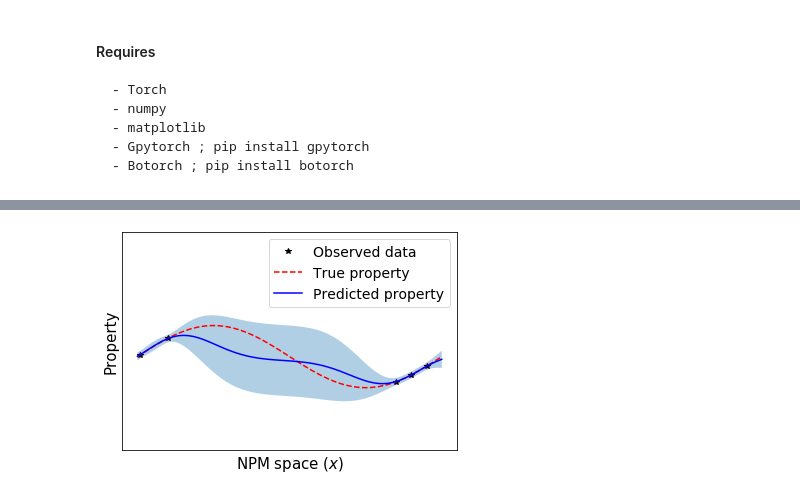
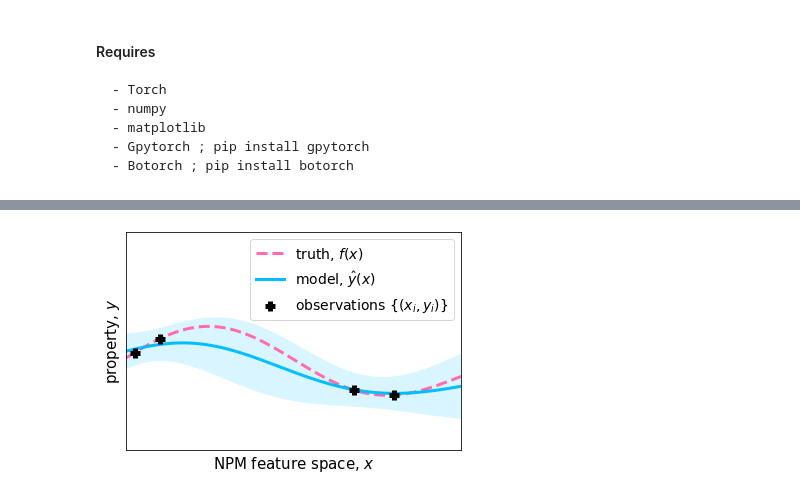
Before and after one commit to aryandeshwal/BO_of_COFs, a Jupyter notebook: synthetic_example.ipynb, the cells around one changed output, grey strips where cells are left out. Cells and saved outputs as stored; diff of their text form; code cells hidden in the pictures.

```diff
--- a/synthetic_example.ipynb
+++ b/synthetic_example.ipynb
@@ -19,0 +38,3 @@ from torch.distributions import Normal
+# %%
+cool_colors = ['#00BEFF', '#D4CA3A', '#FF6DAE', '#67E1B5', '#EBACFA', '#9E9E9E', '#F1988E', '#5DB15A', '#E28544', '#52B8AA']
+# cool_colors = sns.color_palette("Set2")
@@ -21,15 +45,17 @@ from torch.distributions import Normal
 ## Underlying true ('ground') objective
 ground_x = torch.linspace(0, 1, 100)
 # True function is sin(2*pi*x) with Gaussian noise
-ground_y = torch.sin(ground_x * (2 * math.pi))# + torch.randn(actual_x.size()) * math.sqrt(0.04)
+# ground_y = f(ground_x)
+ground_y = torch.sin(ground_x * (2 * math.pi)) * torch.exp(-0.1 * ground_x) - (ground_x - 0.2) ** 2
 # %%
 # Generating initial training data
 
 torch.manual_seed(1) # seed for reproducibility
 # Training data 5 points selected
-train_x = torch.tensor([0.01, 0.10, 0.85, 0.90, 0.95])
+train_x = torch.tensor([0.025, 0.10, 0.68, 0.8])
 # True function is sin(2*pi*x) with Gaussian noise
-train_y = torch.sin(train_x * (2 * math.pi)) #+ torch.randn(train_x.size()) * math.sqrt(0.02)
+train_y = f(train_x)# np.sin(train_x * (2 * math.pi)) * np.exp(-0.1 * train_x) - (train_x - 0.) ** 2 #+ torch.randn(train_x.size()) * math.sqrt(0.02)
+train_y = np.sin(train_x * (2 * math.pi)) * np.exp(-0.1 * train_x) - (train_x - 0.2) ** 2
 # %%
 # simple GP model, exact inference
 class ExactGPModel(gpytorch.models.ExactGP):
@@ -71,32 +98,33 @@ for i in range(training_iter):
 # %%
 # Plotting Figure 3 in the paper
 model.eval()
 likelihood.eval()
 
 # Test points are regularly spaced along [0,1]
 # Make predictions by feeding model through likelihood
 with torch.no_grad(), gpytorch.settings.fast_pred_var():
     test_x = torch.linspace(0, 1, 100)
     observed_pred = likelihood(model(test_x))
 
 with torch.no_grad():
     # Initialize plot
     # Get upper and lower confidence bounds
     lower, upper = observed_pred.confidence_region()
     # Plot training data as black stars
-    plt.plot(train_x.numpy(), train_y.numpy(), 'k*', label='Observed data')
-    plt.plot(ground_x.numpy(), ground_y.numpy(),'r--', label='True property')
+    plt.scatter(train_x.numpy(), train_y.numpy(), marker="+", color="k", label='observations $\{(x_i, y_i)\}$', s=95, zorder=2000, lw=5)
+    plt.plot(ground_x.numpy(), ground_y.numpy(), linestyle="--", color=cool_colors[2], label='truth, $f(x)$', lw=3)
     # Plot predictive means as blue line
-    plt.plot(test_x.numpy(), observed_pred.mean.numpy(), 'b', label='Predicted property')
+    plt.plot(test_x.numpy(), observed_pred.mean.numpy(), color=cool_colors[0], label='model, $\hat{y}(x)$', lw=3)
     # Shade between the lower and upper confidence bounds
-    plt.fill_between(test_x.numpy(), lower.numpy(), upper.numpy(), alpha=0.35)
+    plt.fill_between(test_x.numpy(), lower.numpy(), upper.numpy(), alpha=0.15, color=cool_colors[0], edgecolor="none")
     plt.ylim([-3, 4])
-    plt.xlabel('NPM space ($x$)', fontsize=15)
-    plt.ylabel('Property', fontsize=15)
+    plt.xlim([0, 1])
+    plt.xlabel('NPM feature space, $x$', fontsize=15)
+    plt.ylabel('property, $y$', fontsize=15)
     plt.yticks([])
     plt.xticks([])
     plt.legend(fontsize=14)
     #plt.savefig("gp_1.pdf")
 # %% [output]
-[figure, old version]
+[figure, new version]
 # %%
```
Also changed, not shown: parts of 9 cells of this notebook.
